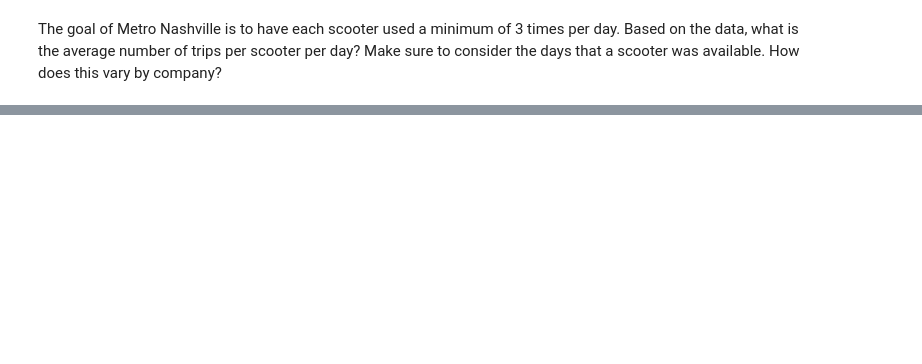
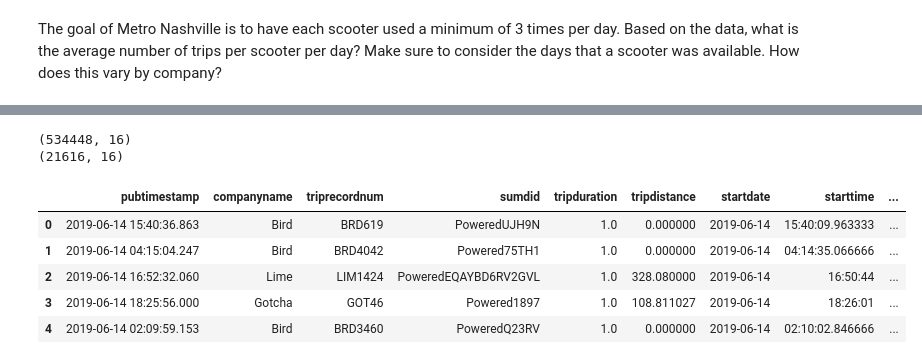
Before and after one commit to elisianguyen/nashville_scooters, a Jupyter notebook: notebooks/scooters_project.ipynb, the cells around one changed output, grey strips where cells are left out. Drawn from its saved outputs; the diff is of its cells as text; code cells hidden in the pictures; blank space fills up the shorter version.

```diff
--- a/notebooks/scooters_project.ipynb
+++ b/notebooks/scooters_project.ipynb
@@ -441,3 +456,64 @@ trip_counts = cleaned_trips.groupby('companyname')['']
 # %%
 with engine.connect() as connection:
     xxxx = pd.read_sql(text(xxxx), con = connection)
+# %%
+# Cleaned dataframe here
+
+# Removed bolt and filtered tripduration for records in minutes
+minutes_tquery = '''
+select
+    *
+from
+    trips
+where
+    tripduration >= 1
+    and tripduration <= 1440
+	and companyname <> 'Bolt Mobility'
+order by tripduration asc
+'''
+
+with engine.connect() as connection:
+    cleaned_minutes_trips = pd.read_sql(text(minutes_tquery), con = connection)
+
+#separated bolt records, converted to minutes, and filtered records in seconds
+bolt_tquery = '''
+select
+	pubtimestamp,
+	companyname,
+	triprecordnum,
+	sumdid,
+	tripduration / 60 as tripduration,
+	tripdistance,
+	startdate,
+	starttime,
+	enddate,
+	endtime,
+	startlatitude,
+	startlongitude,
+	endlatitude,
+	endlongitude,
+	triproute,
+	create_dt
+from trips
+where tripduration between 60 and 86400 and companyname = 'Bolt Mobility'
+order by tripduration desc
+'''
+
+with engine.connect() as connection:
+    cleaned_bolt_trips = pd.read_sql(text(bolt_tquery), con = connection)
+
+print(cleaned_minutes_trips.shape)
+print(cleaned_bolt_trips.shape)
+
+#combined dataframes
+cleaned_trips = pd.concat([cleaned_minutes_trips, cleaned_bolt_trips])
+cleaned_trips.head()
+# %% [output]
+(534448, 16)
+(21616, 16)
+|  | pubtimestamp | companyname | triprecordnum | sumdid | tripduration | tripdistance | startdate | starttime | ... |
+| 0 | 2019-06-14 15:40:36.863 | Bird | BRD619 | PoweredUJH9N | 1.0 | 0.000000 | 2019-06-14 | 15:40:09.963333 | ... |
+| 1 | 2019-06-14 04:15:04.247 | Bird | BRD4042 | Powered75TH1 | 1.0 | 0.000000 | 2019-06-14 | 04:14:35.066666 | ... |
+| 2 | 2019-06-14 16:52:32.060 | Lime | LIM1424 | PoweredEQAYBD6RV2GVL | 1.0 | 328.080000 | 2019-06-14 | 16:50:44 | ... |
+| 3 | 2019-06-14 18:25:56.000 | Gotcha | GOT46 | Powered1897 | 1.0 | 108.811027 | 2019-06-14 | 18:26:01 | ... |
+| 4 | 2019-06-14 02:09:59.153 | Bird | BRD3460 | PoweredQ23RV | 1.0 | 0.000000 | 2019-06-14 | 02:10:02.846666 | ... |
```
Also changed, not shown: parts of 7 cells of this notebook.
